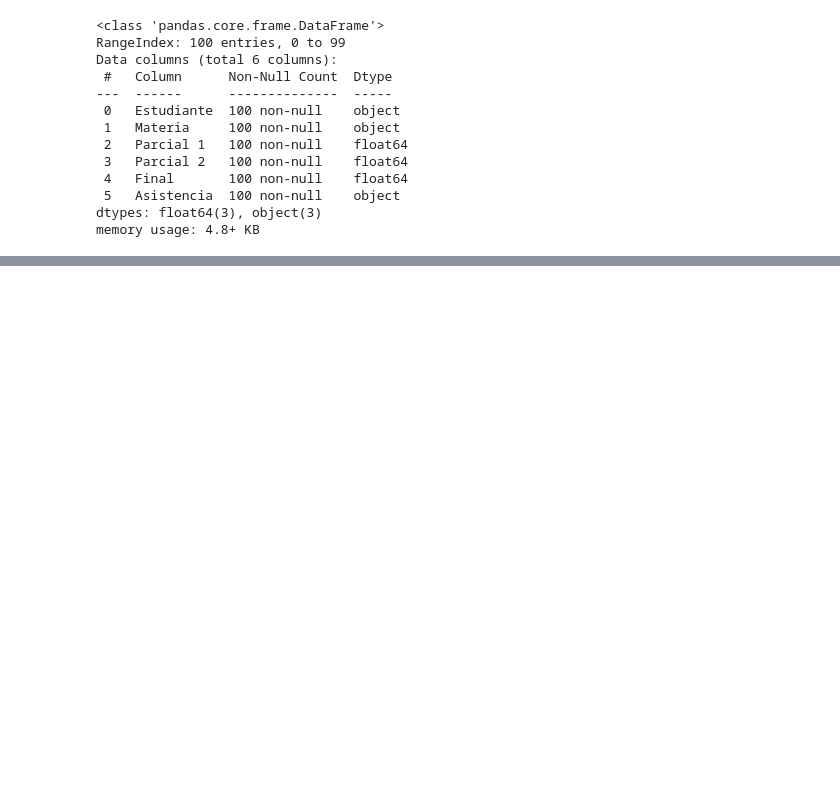
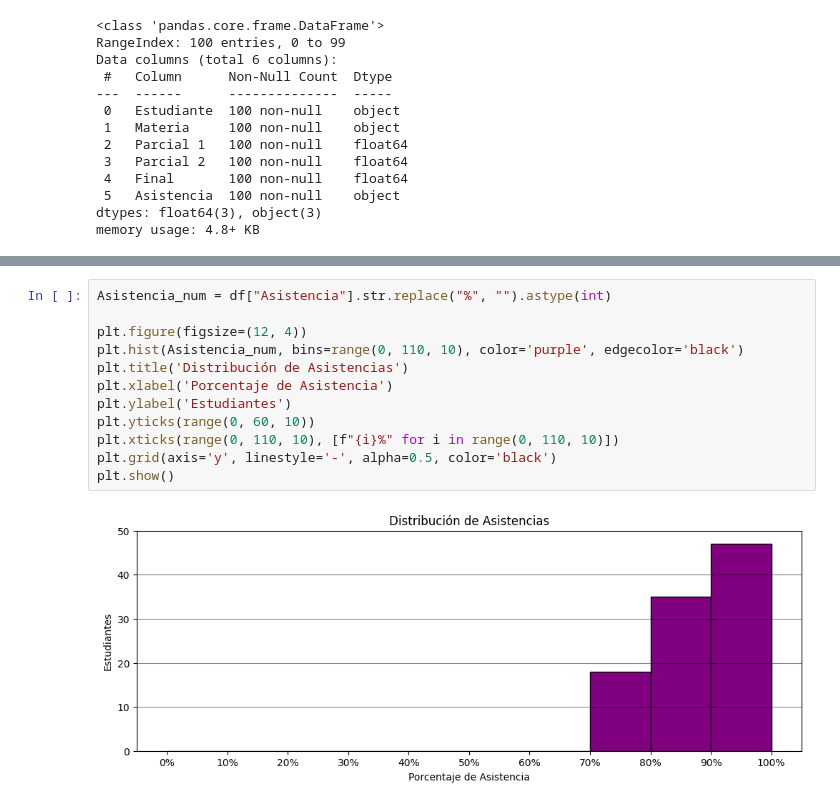
Before and after one commit to GastonFlorenciano/modelo_examen_python, a Jupyter notebook: main.ipynb, the cells around one changed output, grey strips where cells are left out. Saved outputs shown, nothing was run; the diff lists cells and outputs as text; blank space fills up the shorter version.

```diff
--- a/main.ipynb
+++ b/main.ipynb
@@ -196,0 +245,14 @@ memory usage: 4.8+ KB
+# %%
+Asistencia_num = df["Asistencia"].str.replace("%", "").astype(int)
+
+plt.figure(figsize=(12, 4))
+plt.hist(Asistencia_num, bins=range(0, 110, 10), color='purple', edgecolor='black')
+plt.title('Distribución de Asistencias')
+plt.xlabel('Porcentaje de Asistencia')
+plt.ylabel('Estudiantes')
+plt.yticks(range(0, 60, 10))
+plt.xticks(range(0, 110, 10), [f"{i}%" for i in range(0, 110, 10)])
+plt.grid(axis='y', linestyle='-', alpha=0.5, color='black')
+plt.show()
+# %% [output]
+[figure, added]
```
Also changed, not shown: parts of 6 cells of this notebook, 1 other file.
